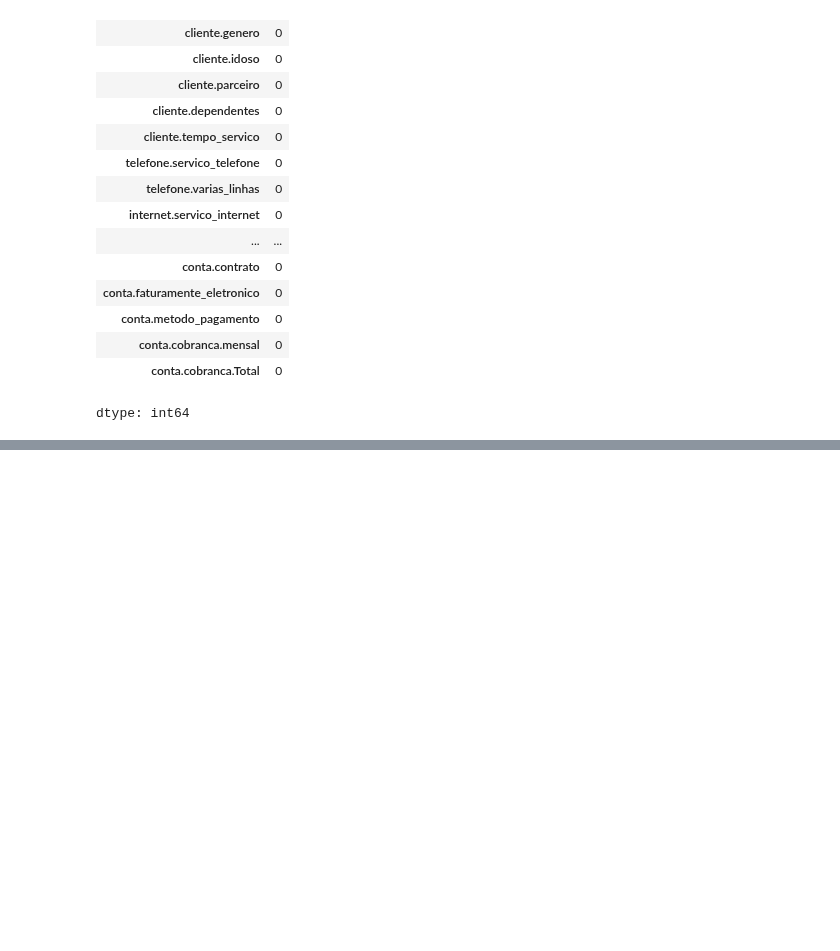
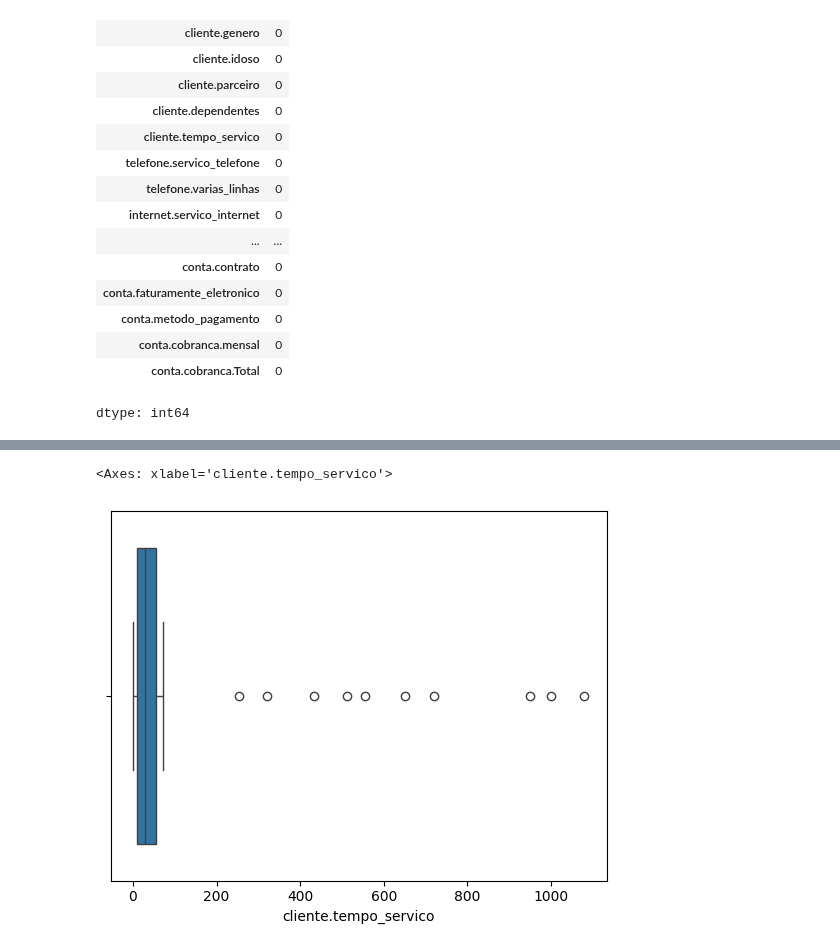
Before and after one commit to maarantesfazenda/python_datascience_alura, a Jupyter notebook: Pandas_Limpeza_e_Tratamento_de_Dados.ipynb, the cells around one changed output, grey strips where cells are left out. Drawn from its saved outputs; the diff is of its cells as text; code cells hidden in the pictures; blank space fills up the shorter version.

```diff
--- a/Pandas_Limpeza_e_Tratamento_de_Dados.ipynb
+++ b/Pandas_Limpeza_e_Tratamento_de_Dados.ipynb
@@ -579,0 +582,5 @@ dtype: int64
+# %%
+sns.boxplot(x=df_sem_nulo['cliente.tempo_servico'])
+# %% [output]
+<Axes: xlabel='cliente.tempo_servico'>
+[figure, added]
```
Also changed, not shown: parts of 40 cells of this notebook.
